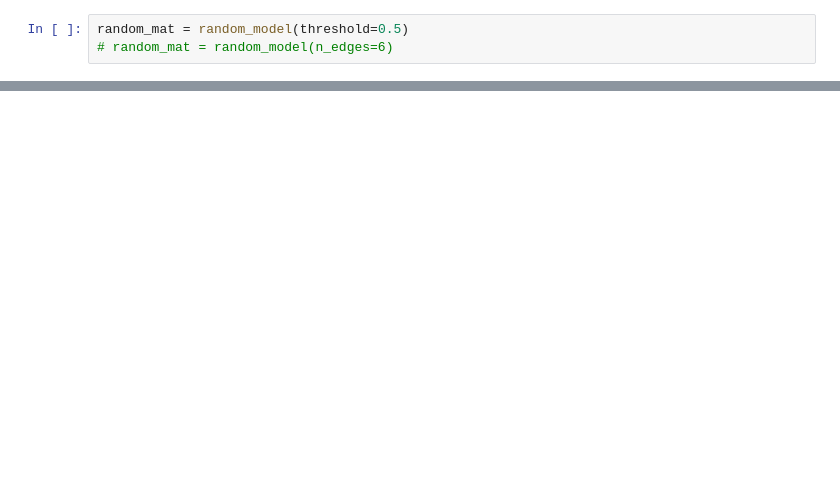
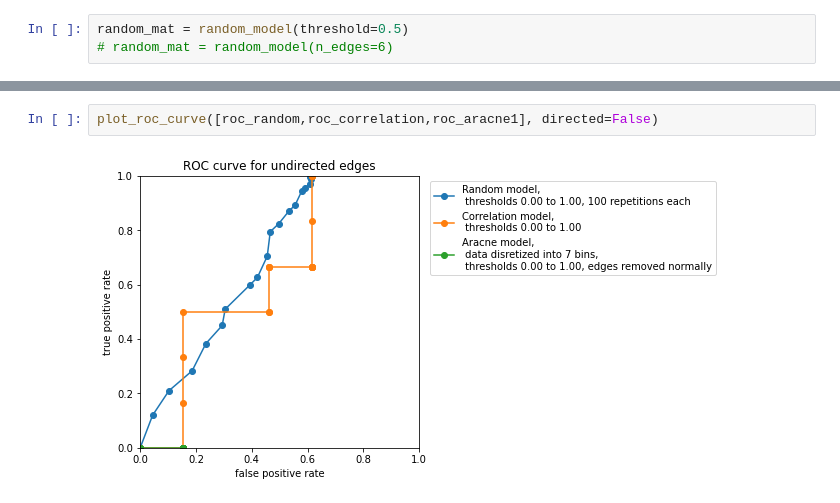
Before and after one commit to taggee/mbn-assignment, a Jupyter notebook: main.ipynb, the cells around one changed output, grey strips where cells are left out. Drawn from its saved outputs; the diff is of its cells as text; blank space fills up the shorter version.

```diff
--- a/main.ipynb
+++ b/main.ipynb
@@ -104,0 +77,4 @@ aracne_mat
+# %%
+plot_roc_curve([roc_random,roc_correlation,roc_aracne1], directed=False)
+# %% [output]
+[figure, added]
```
Also changed, not shown: parts of 11 cells of this notebook, 4 other files.
